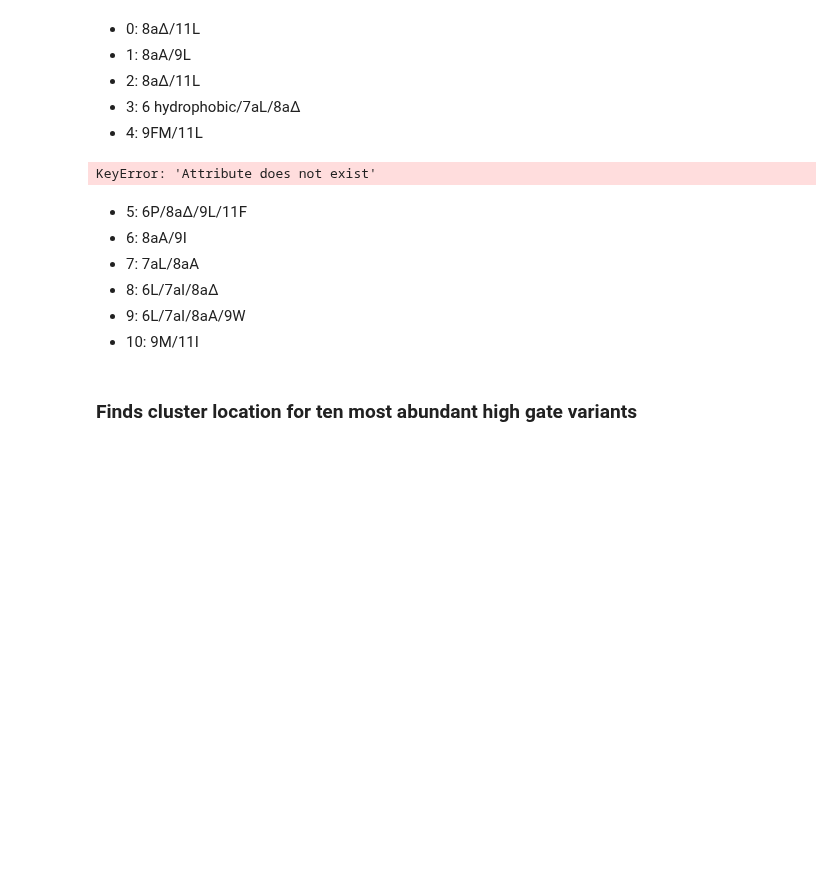
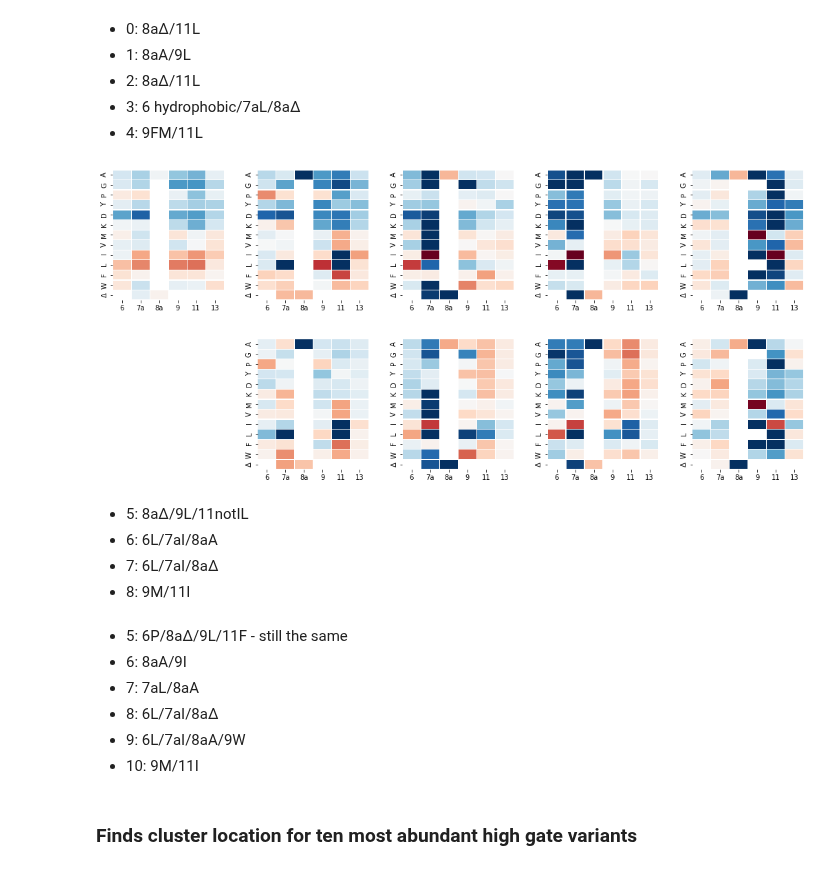
Before and after one commit to MayaPetek/InDelScanner, a Jupyter notebook: Results_Remkes/Hamming_Graph_Partitioning.ipynb, the cells around one changed output. Drawn from its saved outputs; the diff is of its cells as text; code cells hidden in the pictures; blank space fills up the shorter version.

```diff
--- a/Results_Remkes/Hamming_Graph_Partitioning.ipynb
+++ b/Results_Remkes/Hamming_Graph_Partitioning.ipynb
@@ -329,16 +353,21 @@ plot_clusters(connected_df, cluster_dfs, (-3, 3),  np.log2, fname='Leiden_cluste
 - 3: 6 hydrophobic/7aL/8aΔ
 - 4: 9FM/11L
 # %%
-subgraph_dict = {i: [H.vs[nd]['id'] for nd in range(len(H.vs)) if H.vs[nd]['leiden'] == i] for i in range(5,11)}
+subgraph_dict = {i: [H.vs[nd]['id'] for nd in range(len(H.vs)) if H.vs[nd]['leiden'] == i] for i in range(5,9)}
 
-cluster_dfs = {i-5: df_pos.loc[subgraph_dict[i]] for i in range(5,11)}
+cluster_dfs = {i-5: df_pos.loc[subgraph_dict[i]] for i in range(5,9)}
 connected_df = df_pos.loc[list(G.nodes())]
 
 plot_clusters(connected_df, cluster_dfs, (-3, 3),  np.log2, fname='Leiden_clusters_5-10.svg', fsize=(18,8))
 # %% [output]
-KeyError: 'Attribute does not exist'
+[figure, added]
+# %% [markdown]
+- 5: 8aΔ/9L/11notIL
+- 6: 6L/7aI/8aA
+- 7: 6L/7aI/8aΔ
+- 8: 9M/11I
 # %% [markdown]
-- 5: 6P/8aΔ/9L/11F
+- 5: 6P/8aΔ/9L/11F - still the same
 - 6: 8aA/9I
 - 7: 7aL/8aA
 - 8: 6L/7aI/8aΔ
```
Also changed, not shown: parts of 34 cells of this notebook.
